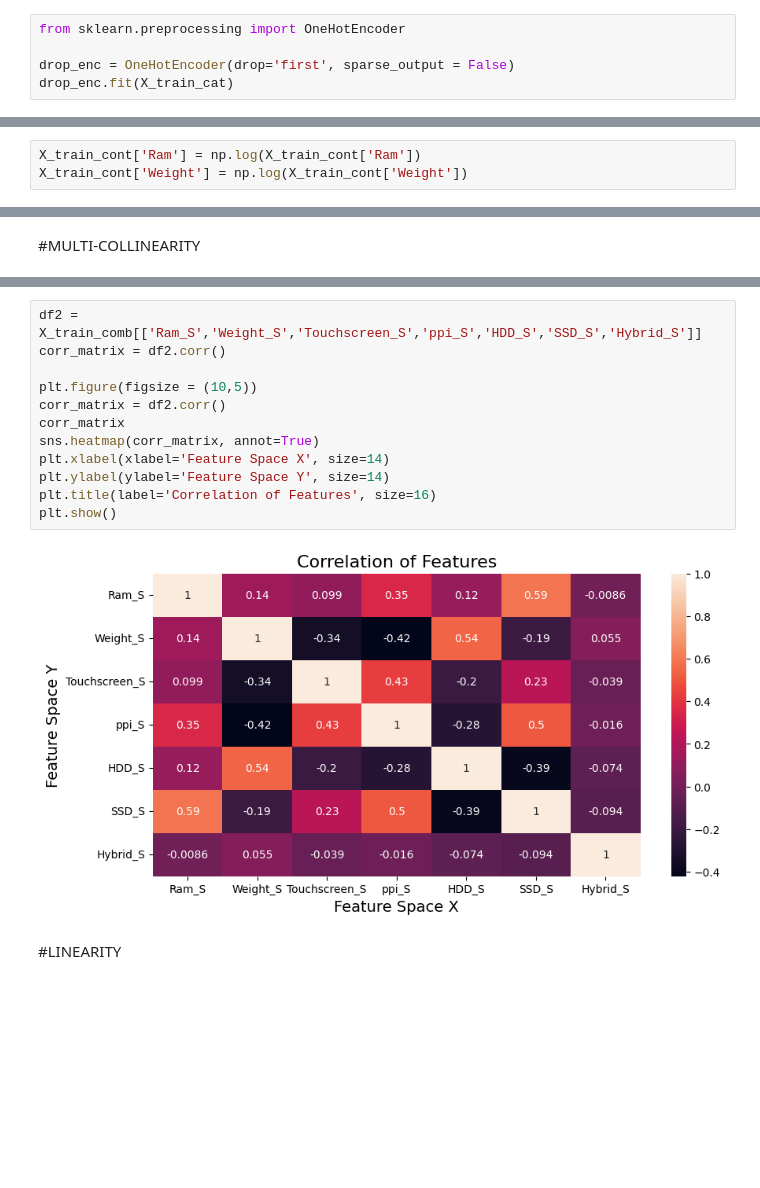
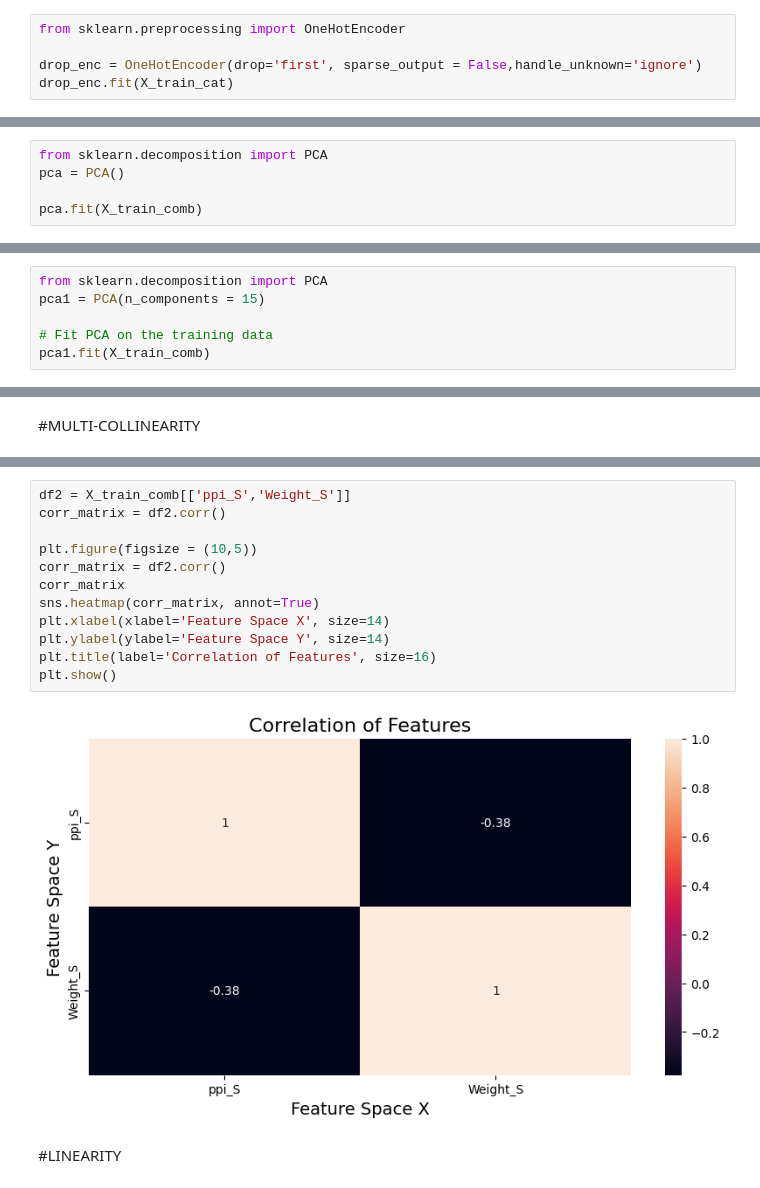
Before and after one commit to sanskratis17/laptop-price-pridiction, a Jupyter notebook: laptop_price_prediction.ipynb, the cells around one changed output, grey strips where cells are left out. Saved outputs shown, nothing was run; the diff lists cells and outputs as text; blank space fills up the shorter version.

```diff
--- a/laptop_price_prediction.ipynb
+++ b/laptop_price_prediction.ipynb
@@ -395,6 +484,6 @@ X_train_cont
 # %%
 from sklearn.preprocessing import OneHotEncoder
 
-drop_enc = OneHotEncoder(drop='first', sparse_output = False)
+drop_enc = OneHotEncoder(drop='first', sparse_output = False,handle_unknown='ignore')
 drop_enc.fit(X_train_cat)
 # %% [output]
@@ -452,8 +556,5 @@ X_train_OHE_DF
 # %% [markdown]
 #Scaling
-# %%
-X_train_cont['Ram'] = np.log(X_train_cont['Ram'])
-X_train_cont['Weight'] = np.log(X_train_cont['Weight'])
 # %%
 from sklearn.preprocessing import StandardScaler
 
@@ -508,0 +612,5 @@ X_train_comb
+# %%
+from sklearn.decomposition import PCA
+pca = PCA()
+
+pca.fit(X_train_comb)
@@ -508,0 +649,6 @@ X_train_comb
+# %%
+from sklearn.decomposition import PCA
+pca1 = PCA(n_components = 15)
+
+# Fit PCA on the training data
+pca1.fit(X_train_comb)
@@ -562,17 +729,17 @@ X_train_comb
 # %%
-df2 = X_train_comb[['Ram_S','Weight_S','Touchscreen_S','ppi_S','HDD_S','SSD_S','Hybrid_S']]
+df2 = X_train_comb[['ppi_S','Weight_S']]
 corr_matrix = df2.corr()
 
 plt.figure(figsize = (10,5))
 corr_matrix = df2.corr()
 corr_matrix
 sns.heatmap(corr_matrix, annot=True)
 plt.xlabel(xlabel='Feature Space X', size=14)
 plt.ylabel(ylabel='Feature Space Y', size=14)
 plt.title(label='Correlation of Features', size=16)
 plt.show()
 # %% [output]
-[figure, old version]
+[figure, new version]
 # %% [markdown]
 #LINEARITY
 # %%
```
Also changed, not shown: parts of 75 cells of this notebook.
